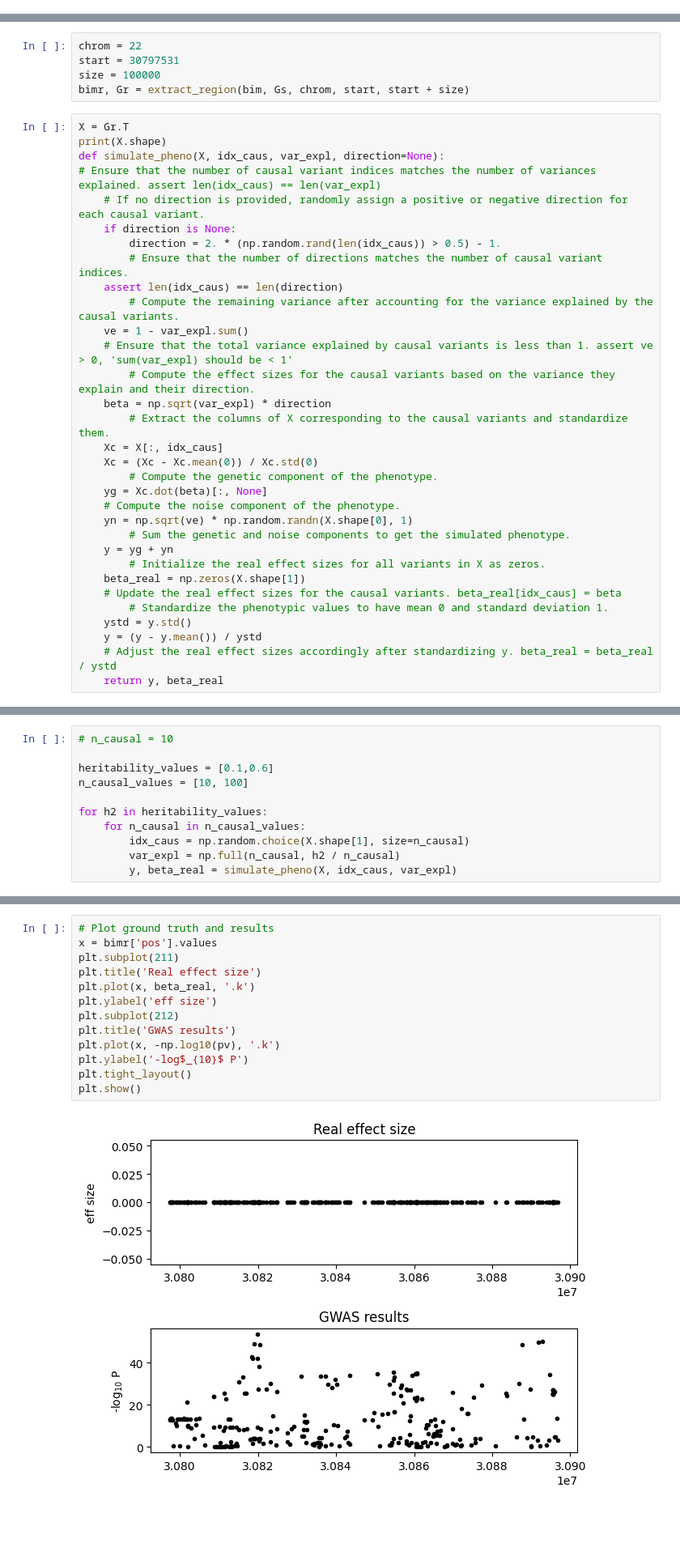
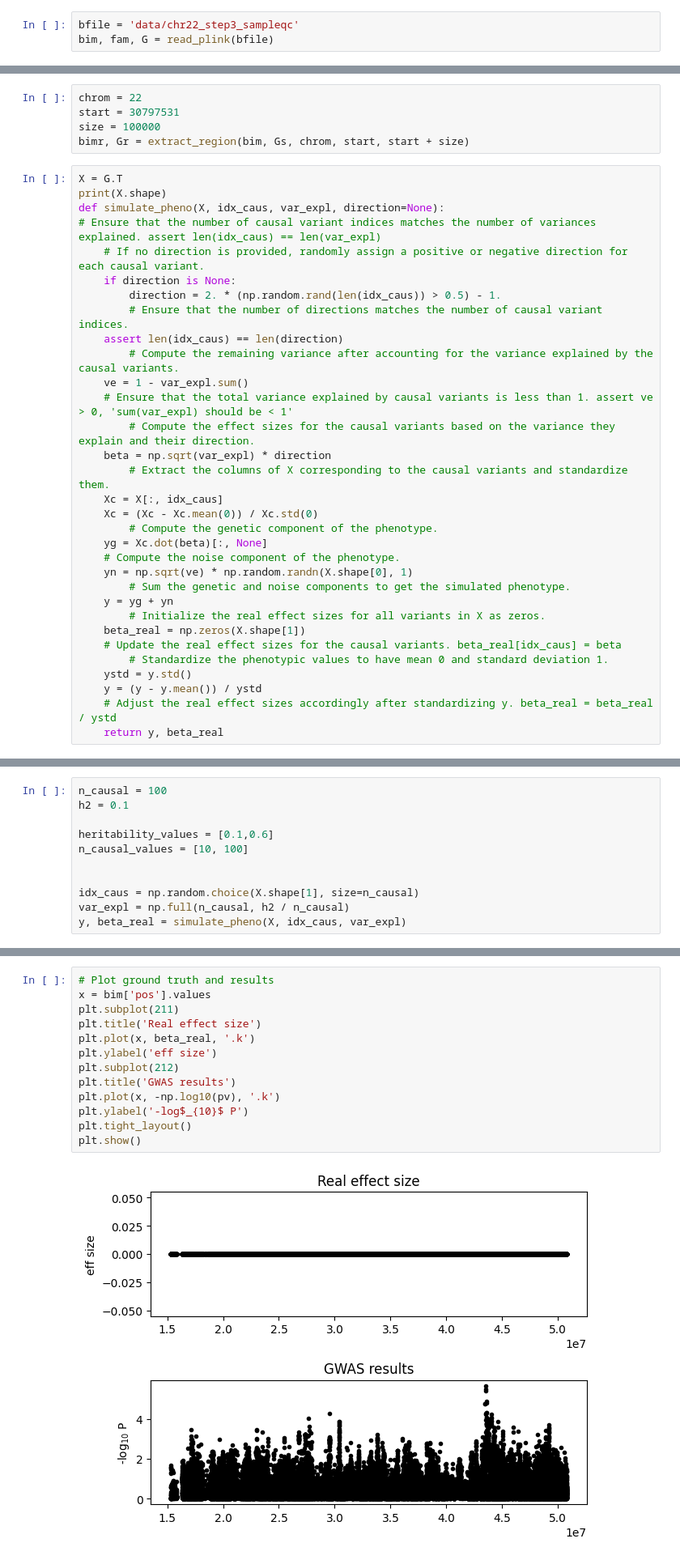
Before and after one commit to sueoglu/gobi_gwas, a Jupyter notebook: katharina/gobi.ipynb, the cells around one changed output, grey strips where cells are left out. Shown at 81% size. Drawn from its saved outputs; the diff is of its cells as text; blank space fills up the shorter version.

```diff
--- a/katharina/gobi.ipynb
+++ b/katharina/gobi.ipynb
@@ -119,3 +113,6 @@ print(len(bim))
+# %%
+bfile = 'data/chr22_step3_sampleqc'
+bim, fam, G = read_plink(bfile)
 # %%
 def extract_region(bim, G, chrom, start, end):
     I1 = bim['chrom']==str(chrom)
@@ -142,7 +139,7 @@ start = 30797531
 size = 100000
 bimr, Gr = extract_region(bim, Gs, chrom, start, start + size)
 # %%
-X = Gr.T
+X = G.T
 print(X.shape)
 def simulate_pheno(X, idx_caus, var_expl, direction=None):
 # Ensure that the number of causal variant indices matches the number of variances explained. assert len(idx_caus) == len(var_expl)
@@ -193,16 +190,16 @@ def qq_plot(ax, p_values):
     plt.xlabel('Expected -log10(P-value)')
     plt.ylabel('Observed -log10(P-value)')
 # %%
-# n_causal = 10
+n_causal = 100
+h2 = 0.1
 
 heritability_values = [0.1,0.6]
 n_causal_values = [10, 100]
 
-for h2 in heritability_values:
-    for n_causal in n_causal_values:
-        idx_caus = np.random.choice(X.shape[1], size=n_causal)
-        var_expl = np.full(n_causal, h2 / n_causal)
-        y, beta_real = simulate_pheno(X, idx_caus, var_expl)
+
+idx_caus = np.random.choice(X.shape[1], size=n_causal)
+var_expl = np.full(n_causal, h2 / n_causal)
+y, beta_real = simulate_pheno(X, idx_caus, var_expl)
 # %%
 # Perform genetic association testing
 F = np.ones_like(y)
@@ -220,15 +217,15 @@ plt.show()
 # %%
 # Plot ground truth and results
-x = bimr['pos'].values
+x = bim['pos'].values
 plt.subplot(211)
 plt.title('Real effect size')
 plt.plot(x, beta_real, '.k')
 plt.ylabel('eff size')
 plt.subplot(212)
 plt.title('GWAS results')
 plt.plot(x, -np.log10(pv), '.k')
 plt.ylabel('-log$_{10}$ P')
 plt.tight_layout()
 plt.show()
 # %% [output]
-[figure, old version]
+[figure, new version]
```
Also changed, not shown: parts of 20 cells of this notebook, 5 other files.
